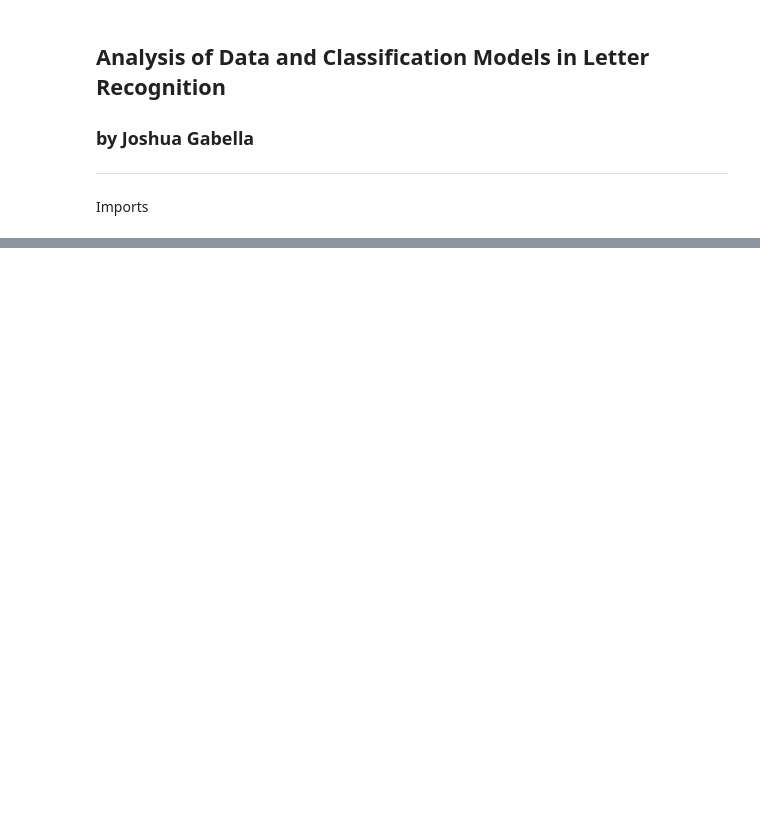
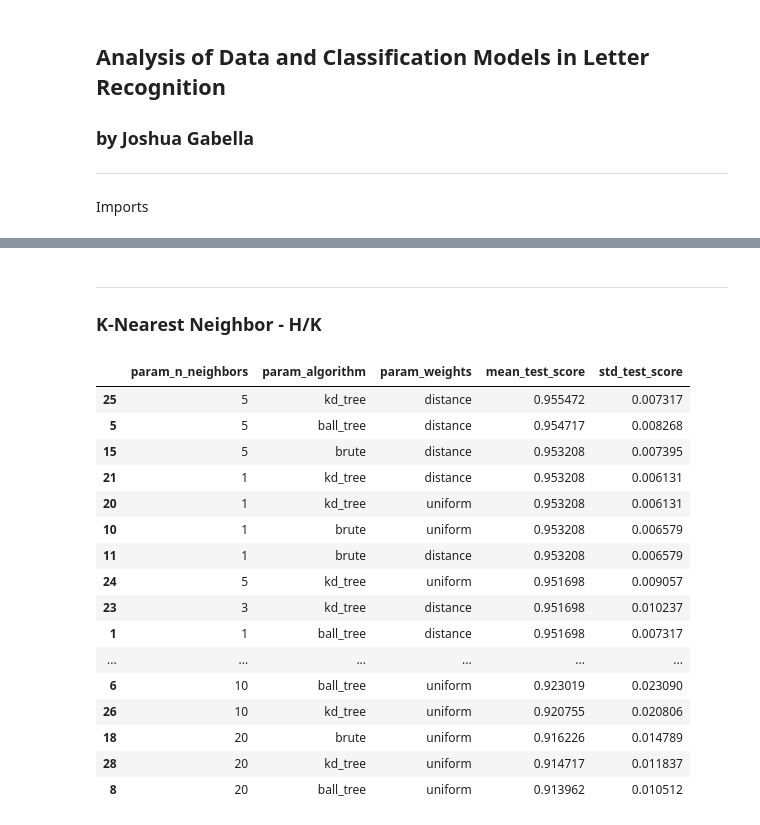
Before and after one commit to jgabella/cse514a-ProjectImplementation2, a Jupyter notebook: LetterRecognitionAnalysis.ipynb, the cells around one changed output, grey strips where cells are left out. Saved outputs shown, nothing was run; the diff lists cells and outputs as text; code cells hidden in the pictures; blank space fills up the shorter version.

```diff
--- a/LetterRecognitionAnalysis.ipynb
+++ b/LetterRecognitionAnalysis.ipynb
@@ -31,0 +130,32 @@ scores = {param_value : cross_val_score(svm.SVC(kernel='rbf', C = param_value),
+# %% [markdown]
+---
+### K-Nearest Neighbor - H/K
+# %%
+clf = GridSearchCV(KNeighborsClassifier(), {
+    'algorithm':['ball_tree', 'brute', 'kd_tree'],
+    'n_neighbors':[1, 3, 5, 10, 20],
+    'weights': ['uniform', 'distance']
+}, cv=5)
+clf.fit(training_X, training_y)
+param_knn_results = pd.DataFrame(clf.cv_results_)
+trimmed_knn_results = param_knn_results[['param_n_neighbors', 'param_algorithm', 'param_weights', 'mean_test_score', 'std_test_score']]
+# %%
+trimmed_knn_results.sort_values('mean_test_score', ascending=False)
+# %% [output]
+|  | param_n_neighbors | param_algorithm | param_weights | mean_test_score | std_test_score |
+| 25 | 5 | kd_tree | distance | 0.955472 | 0.007317 |
+| 5 | 5 | ball_tree | distance | 0.954717 | 0.008268 |
+| 15 | 5 | brute | distance | 0.953208 | 0.007395 |
+| 21 | 1 | kd_tree | distance | 0.953208 | 0.006131 |
+| 20 | 1 | kd_tree | uniform | 0.953208 | 0.006131 |
+| 10 | 1 | brute | uniform | 0.953208 | 0.006579 |
+| 11 | 1 | brute | distance | 0.953208 | 0.006579 |
+| 24 | 5 | kd_tree | uniform | 0.951698 | 0.009057 |
+| 23 | 3 | kd_tree | distance | 0.951698 | 0.010237 |
+| 1 | 1 | ball_tree | distance | 0.951698 | 0.007317 |
+| ... | ... | ... | ... | ... | ... |
+| 6 | 10 | ball_tree | uniform | 0.923019 | 0.023090 |
+| 26 | 10 | kd_tree | uniform | 0.920755 | 0.020806 |
+| 18 | 20 | brute | uniform | 0.916226 | 0.014789 |
+| 28 | 20 | kd_tree | uniform | 0.914717 | 0.011837 |
+| 8 | 20 | ball_tree | uniform | 0.913962 | 0.010512 |
```
Also changed, not shown: parts of 12 cells of this notebook.
